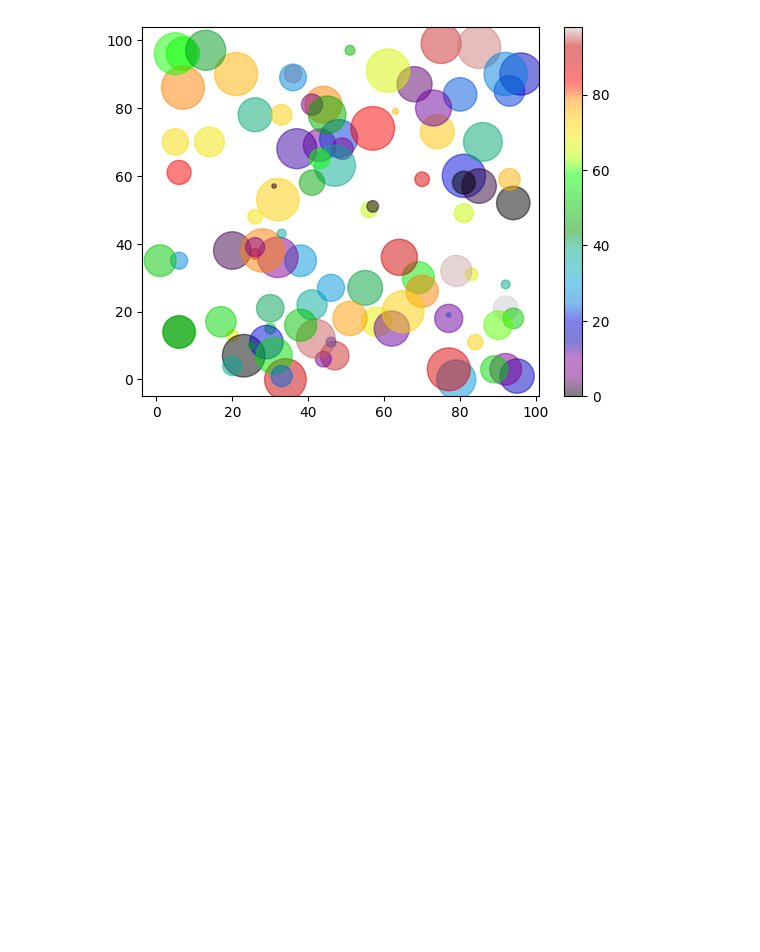
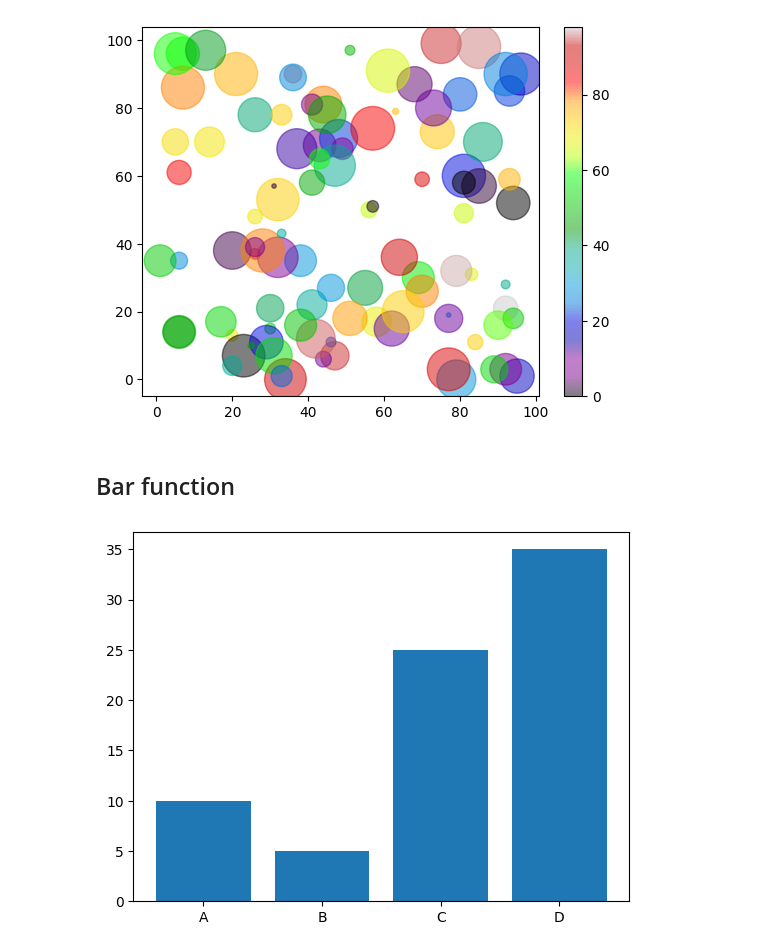
Before and after one commit to SohailDad/ML-Python, a Jupyter notebook: Matplotlib/Sec_matplot.ipynb, the cells around one changed output. Drawn from its saved outputs; the diff is of its cells as text; code cells hidden in the pictures; blank space fills up the shorter version.

Commit message:
learn bar function of matplotlib

```diff
--- a/Matplotlib/Sec_matplot.ipynb
+++ b/Matplotlib/Sec_matplot.ipynb
@@ -127,3 +127,14 @@ plt.colorbar()
 plt.show()
 # %% [output]
 [figure]
+# %% [markdown]
+## Bar function
+# %%
+x = np.array(['A','B','C','D'])
+y = np.array([10,5,25, 35])
+
+plt.bar(x,y)
+
+plt.show()
+# %% [output]
+[figure, added]
```
Also changed, not shown: parts of 5 cells of this notebook.
